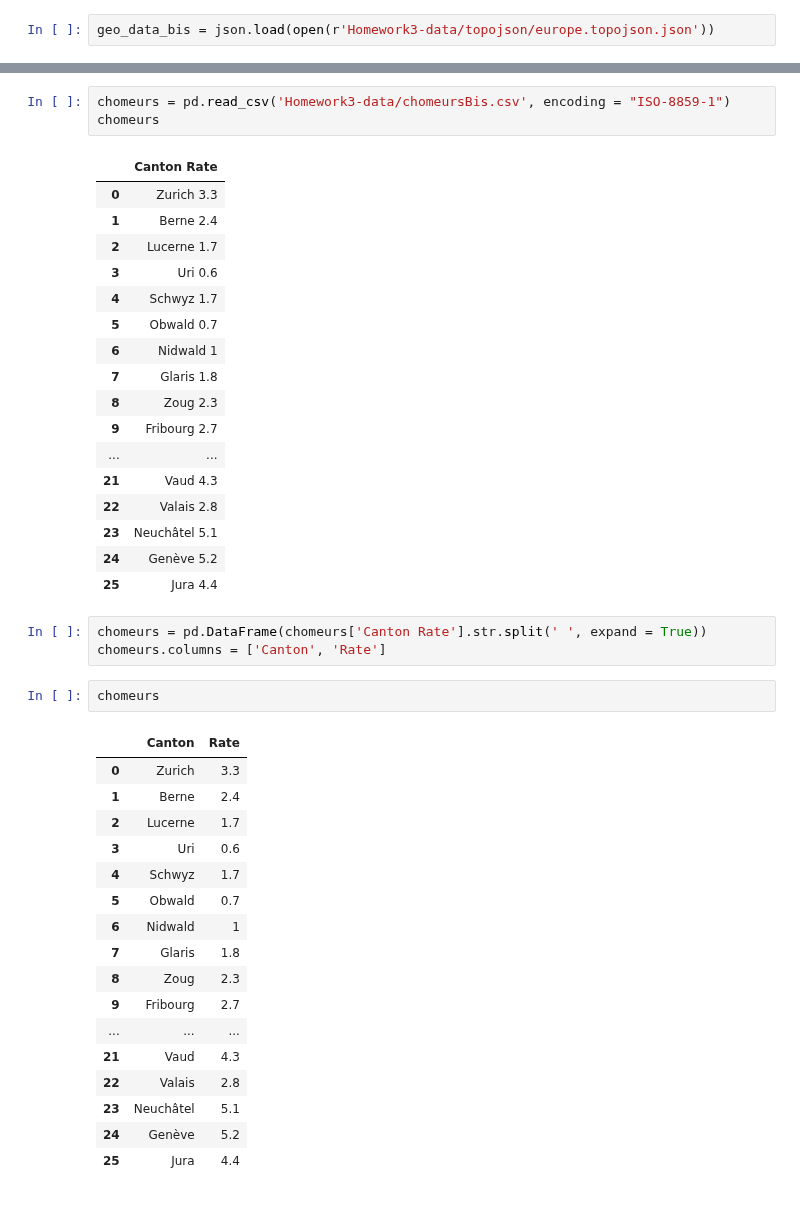
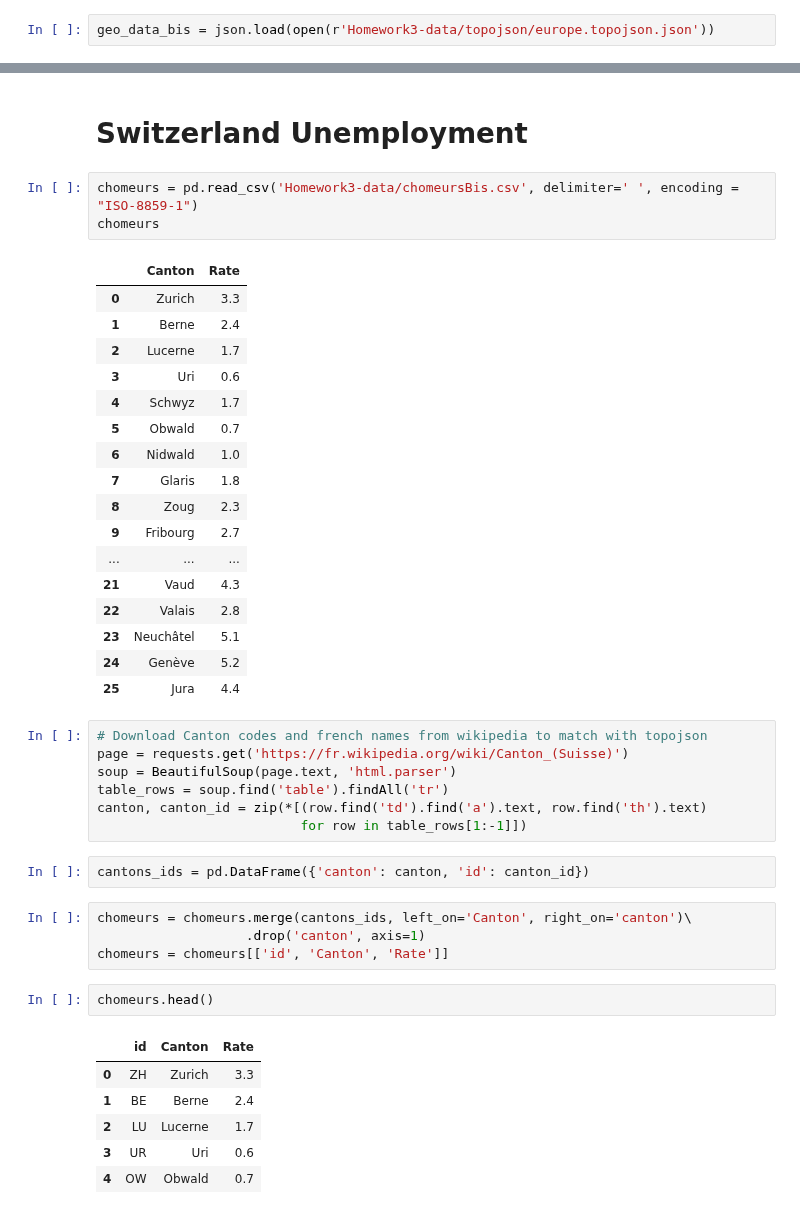
Before and after one commit to vincenzobaz/VBTALL-ADA2017, a Jupyter notebook: Homework 3.ipynb, the cells around one changed output, grey strips where cells are left out. Cells and saved outputs as stored; diff of their text form.

Commit message:
Fix data-topojson merges

```diff
--- a/Homework 3.ipynb
+++ b/Homework 3.ipynb
@@ -84,47 +122,48 @@ euromap
+# %% [markdown]
+# Switzerland Unemployment
 # %%
-chomeurs = pd.read_csv('Homework3-data/chomeursBis.csv', encoding = "ISO-8859-1")
+chomeurs = pd.read_csv('Homework3-data/chomeursBis.csv', delimiter=' ', encoding = "ISO-8859-1")
 chomeurs
 # %% [output]
-|  | Canton Rate |
-| 0 | Zurich 3.3 |
-| 1 | Berne 2.4 |
-| 2 | Lucerne 1.7 |
-| 3 | Uri 0.6 |
-| 4 | Schwyz 1.7 |
-| 5 | Obwald 0.7 |
-| 6 | Nidwald 1 |
-| 7 | Glaris 1.8 |
-| 8 | Zoug 2.3 |
-| 9 | Fribourg 2.7 |
-| ... | ... |
-| 21 | Vaud 4.3 |
-| 22 | Valais 2.8 |
-| 23 | Neuchâtel 5.1 |
-| 24 | Genève 5.2 |
-| 25 | Jura 4.4 |
+|  | Canton | Rate |
+| 0 | Zurich | 3.3 |
+| 1 | Berne | 2.4 |
+| 2 | Lucerne | 1.7 |
+| 3 | Uri | 0.6 |
+| 4 | Schwyz | 1.7 |
+| 5 | Obwald | 0.7 |
+| 6 | Nidwald | 1.0 |
+| 7 | Glaris | 1.8 |
+| 8 | Zoug | 2.3 |
+| 9 | Fribourg | 2.7 |
+| ... | ... | ... |
+| 21 | Vaud | 4.3 |
+| 22 | Valais | 2.8 |
+| 23 | Neuchâtel | 5.1 |
+| 24 | Genève | 5.2 |
+| 25 | Jura | 4.4 |
-# %%
-chomeurs = pd.DataFrame(chomeurs['Canton Rate'].str.split(' ', expand = True))
-chomeurs.columns = ['Canton', 'Rate']
+# %%
+# Download Canton codes and french names from wikipedia to match with topojson
+page = requests.get('https://fr.wikipedia.org/wiki/Canton_(Suisse)')
+soup = BeautifulSoup(page.text, 'html.parser')
+table_rows = soup.find('table').findAll('tr')
+canton, canton_id = zip(*[(row.find('td').find('a').text, row.find('th').text)
+                          for row in table_rows[1:-1]])
+# %%
+cantons_ids = pd.DataFrame({'canton': canton, 'id': canton_id})
+# %%
+chomeurs = chomeurs.merge(cantons_ids, left_on='Canton', right_on='canton')\
+                   .drop('canton', axis=1)
+chomeurs = chomeurs[['id', 'Canton', 'Rate']]
 # %%
-chomeurs
+chomeurs.head()
 # %% [output]
-|  | Canton | Rate |
-| 0 | Zurich | 3.3 |
-| 1 | Berne | 2.4 |
-| 2 | Lucerne | 1.7 |
-| 3 | Uri | 0.6 |
-| 4 | Schwyz | 1.7 |
-| 5 | Obwald | 0.7 |
-| 6 | Nidwald | 1 |
-| 7 | Glaris | 1.8 |
-| 8 | Zoug | 2.3 |
-| 9 | Fribourg | 2.7 |
-| ... | ... | ... |
-| 21 | Vaud | 4.3 |
-| 22 | Valais | 2.8 |
-| 23 | Neuchâtel | 5.1 |
-| 24 | Genève | 5.2 |
-| 25 | Jura | 4.4 |
+|  | id | Canton | Rate |
+| 0 | ZH | Zurich | 3.3 |
+| 1 | BE | Berne | 2.4 |
+| 2 | LU | Lucerne | 1.7 |
+| 3 | UR | Uri | 0.6 |
+| 4 | OW | Obwald | 0.7 |
 # %%
 swissmap = folium.Map(location=[46.8,8.33], zoom_start=8)
 geo_data_swiss = json.load(open(r'Homework3-data/topojson/ch-cantons.topojson.json'))
```
Also changed, not shown: parts of 23 cells of this notebook.
